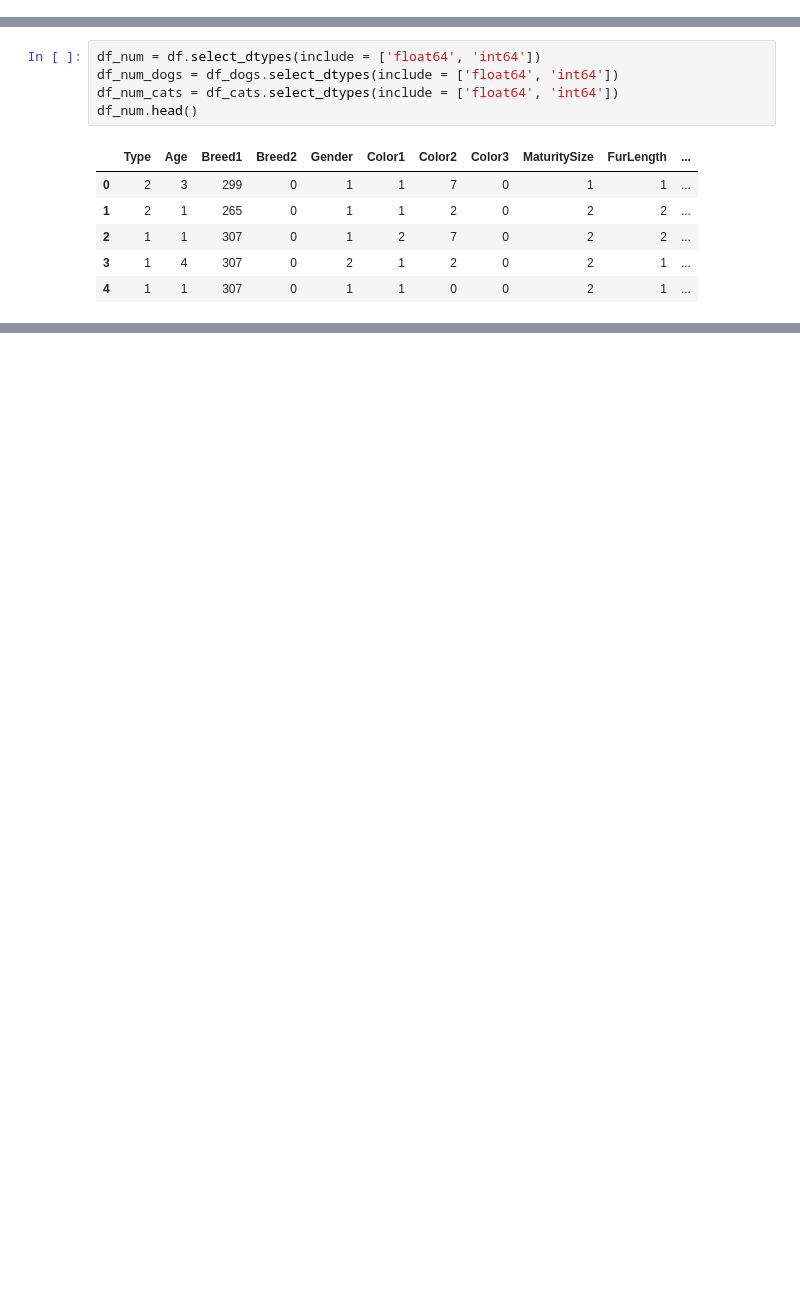
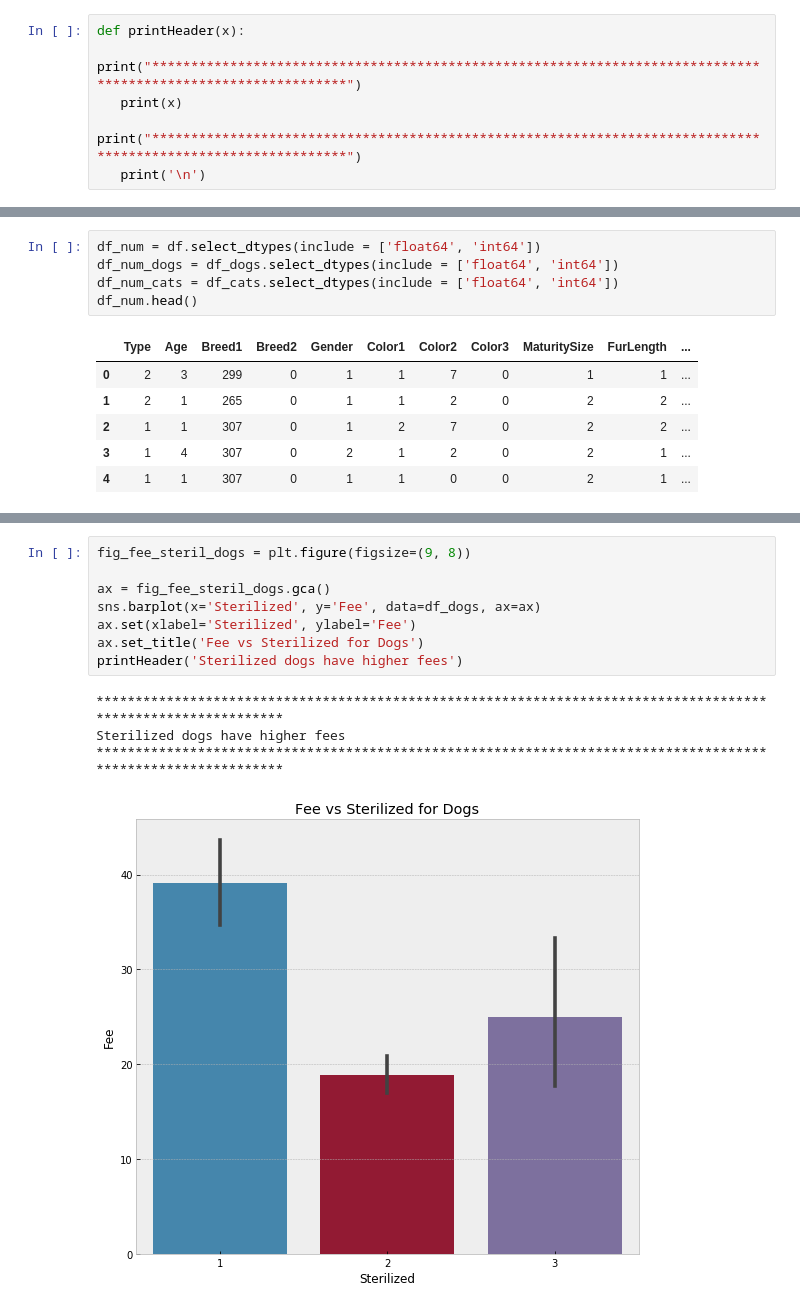
Before and after one commit to bfrison/CEBD1160, a Jupyter notebook: project/project_graphs.ipynb, the cells around one changed output, grey strips where cells are left out. Drawn from its saved outputs; the diff is of its cells as text; blank space fills up the shorter version.

```diff
--- a/project/project_graphs.ipynb
+++ b/project/project_graphs.ipynb
@@ -11,6 +11,12 @@ from sklearn.preprocessing import MinMaxScaler
 %matplotlib inline
 
 plt.style.use('bmh')
+# %%
+def printHeader(x):
+   print("**************************************************************************************************************")
+   print(x)
+   print("**************************************************************************************************************")
+   print('\n')
 # %%
 import os
 #os.getcwd()
@@ -579,0 +462,13 @@ sns.heatmap(corr[(corr >= 0.1) | (corr <= -0.1)],
+# %%
+fig_fee_steril_dogs = plt.figure(figsize=(9, 8))
+
+ax = fig_fee_steril_dogs.gca()
+sns.barplot(x='Sterilized', y='Fee', data=df_dogs, ax=ax)
+ax.set(xlabel='Sterilized', ylabel='Fee')
+ax.set_title('Fee vs Sterilized for Dogs')
+printHeader('Sterilized dogs have higher fees')
+# %% [output]
+**************************************************************************************************************
+Sterilized dogs have higher fees
+**************************************************************************************************************
+[figure, added]
```
Also changed, not shown: parts of 62 cells of this notebook.
